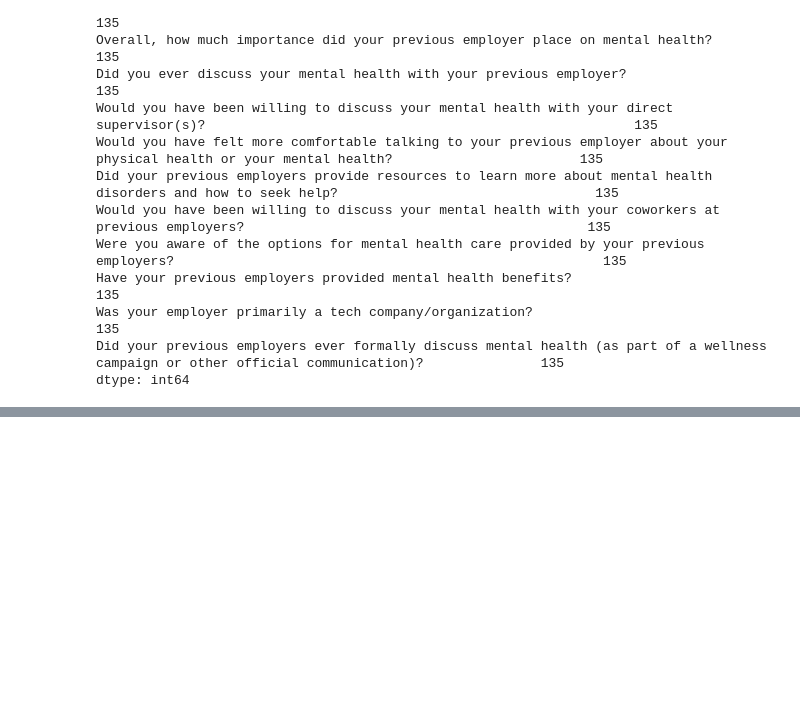
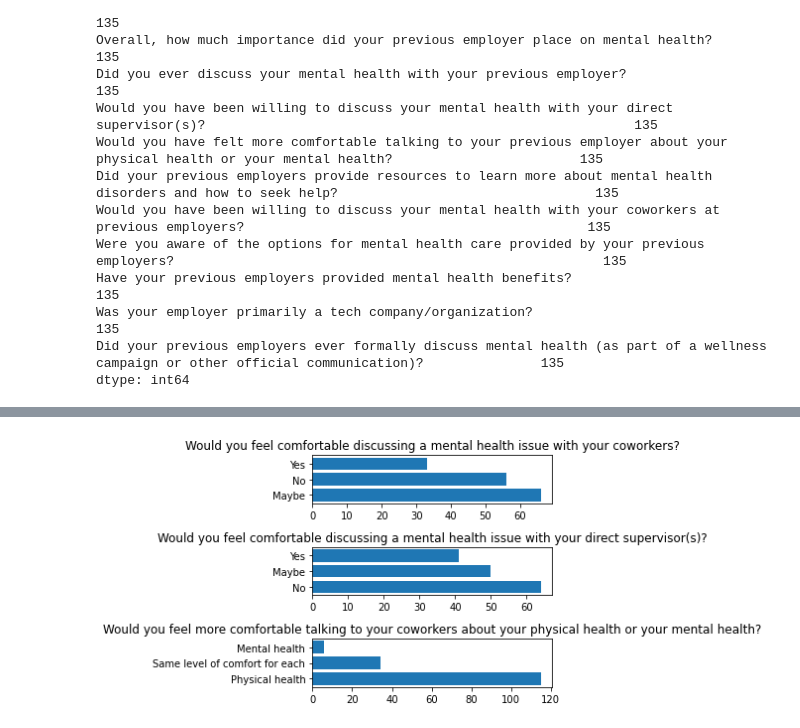
Before and after one commit to zohir/Please-mind-the-mental-illness-gap, a Jupyter notebook: Please-mind-the-mental-illness-gap.ipynb, the cells around one changed output, grey strips where cells are left out. Drawn from its saved outputs; the diff is of its cells as text; code cells hidden in the pictures; blank space fills up the shorter version.

```diff
--- a/Please-mind-the-mental-illness-gap.ipynb
+++ b/Please-mind-the-mental-illness-gap.ipynb
@@ -207,0 +300,19 @@ Would you feel more comfortable talking to your coworkers about your physical he
+# %%
+questions_for_B = [ 'Would you feel comfortable discussing a mental health issue with your coworkers?',
+                    'Would you feel comfortable discussing a mental health issue with your direct supervisor(s)?',
+                    'Would you feel more comfortable talking to your coworkers about your physical health or your mental health?']
+
+df_B =[]
+for q in questions_for_B:
+    df_B.append(df[q].value_counts())
+
+df_B_len = len(df_B)
+fig, axs = plt.subplots(df_A_len, 1);
+fig.set_tight_layout(True)
+
+for i in range(df_B_len):
+    axs[i].set_title(questions_for_B[i], wrap=True, fontsize=12);
+    df_B_i_keys = df_B[i].keys()
+    axs[i].barh(y= df_B_i_keys, width= df_B[i] )
+# %% [output]
+[figure, added]
```
Also changed, not shown: parts of 30 cells of this notebook.
